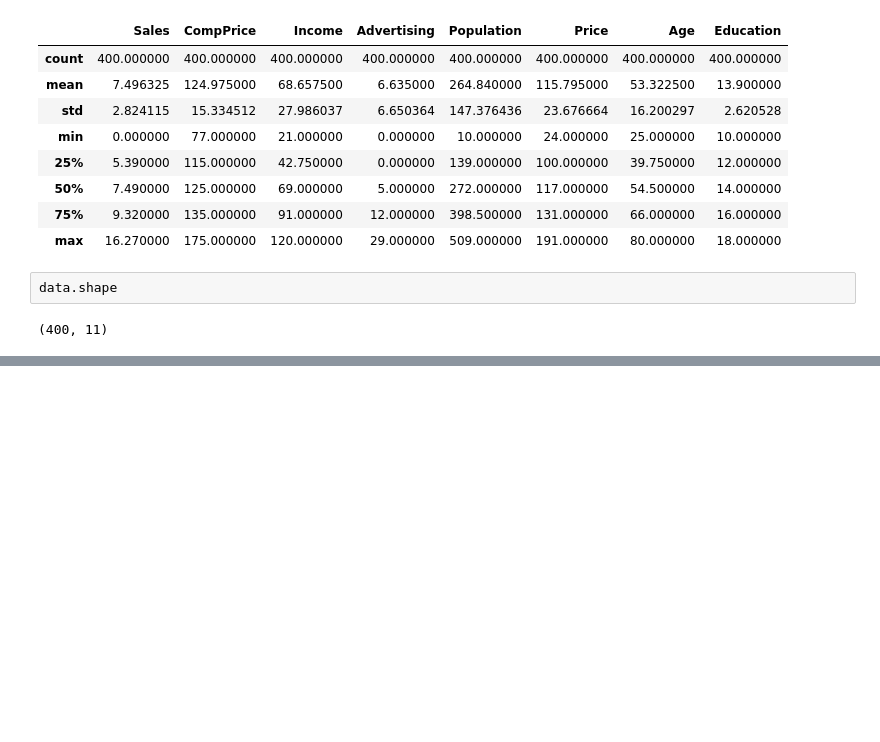
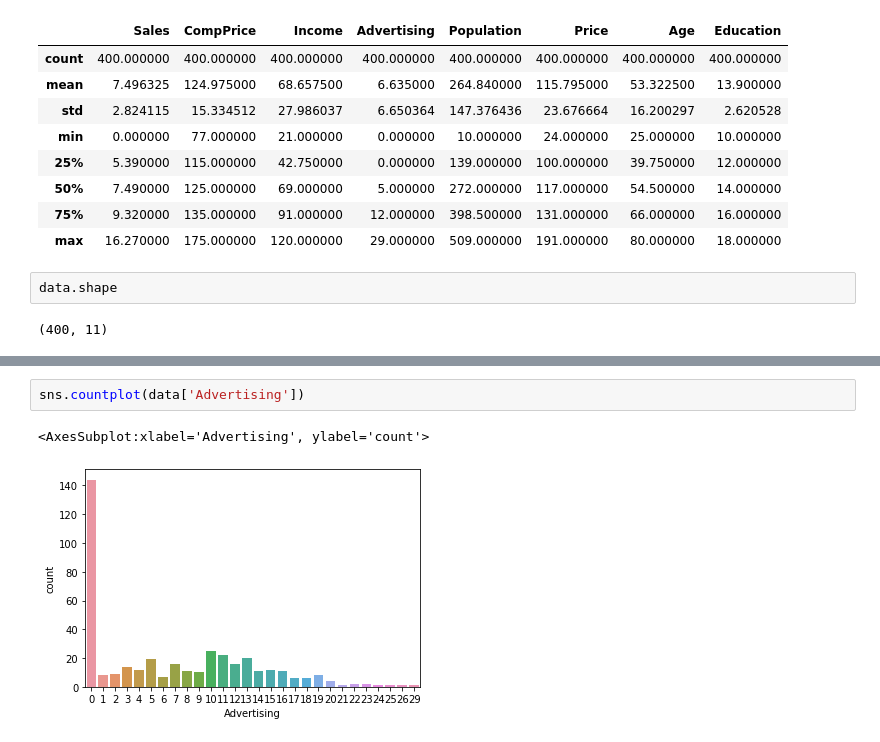
Before and after one commit to SamadSultan/15-RANDOM-FOREST, a Jupyter notebook: company_data.ipynb, the cells around one changed output, grey strips where cells are left out. Drawn from its saved outputs; the diff is of its cells as text; blank space fills up the shorter version.

```diff
--- a/company_data.ipynb
+++ b/company_data.ipynb
@@ -125,0 +209,5 @@ x
+# %%
+sns.countplot(data['Advertising'])
+# %% [output]
+<AxesSubplot:xlabel='Advertising', ylabel='count'>
+[figure, added]
```
Also changed, not shown: parts of 71 cells of this notebook.
